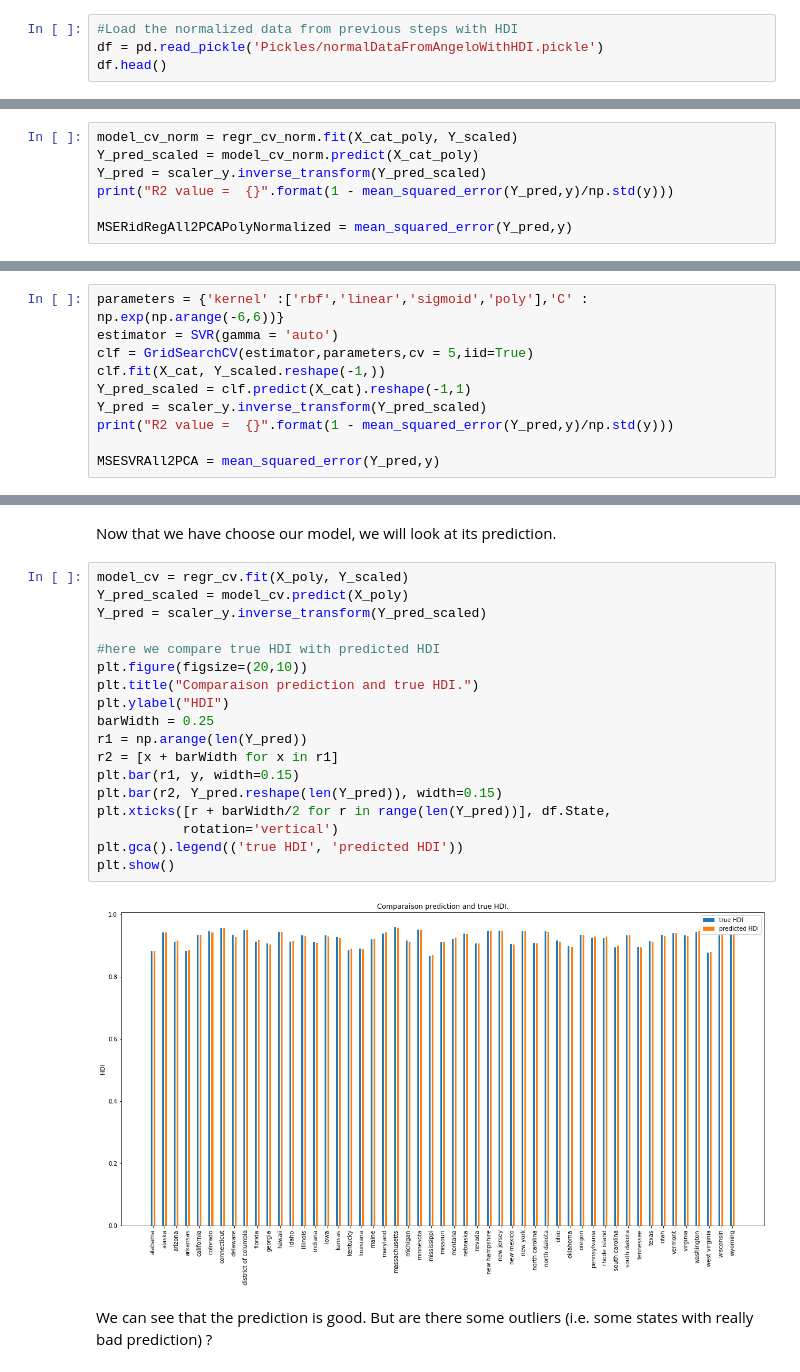
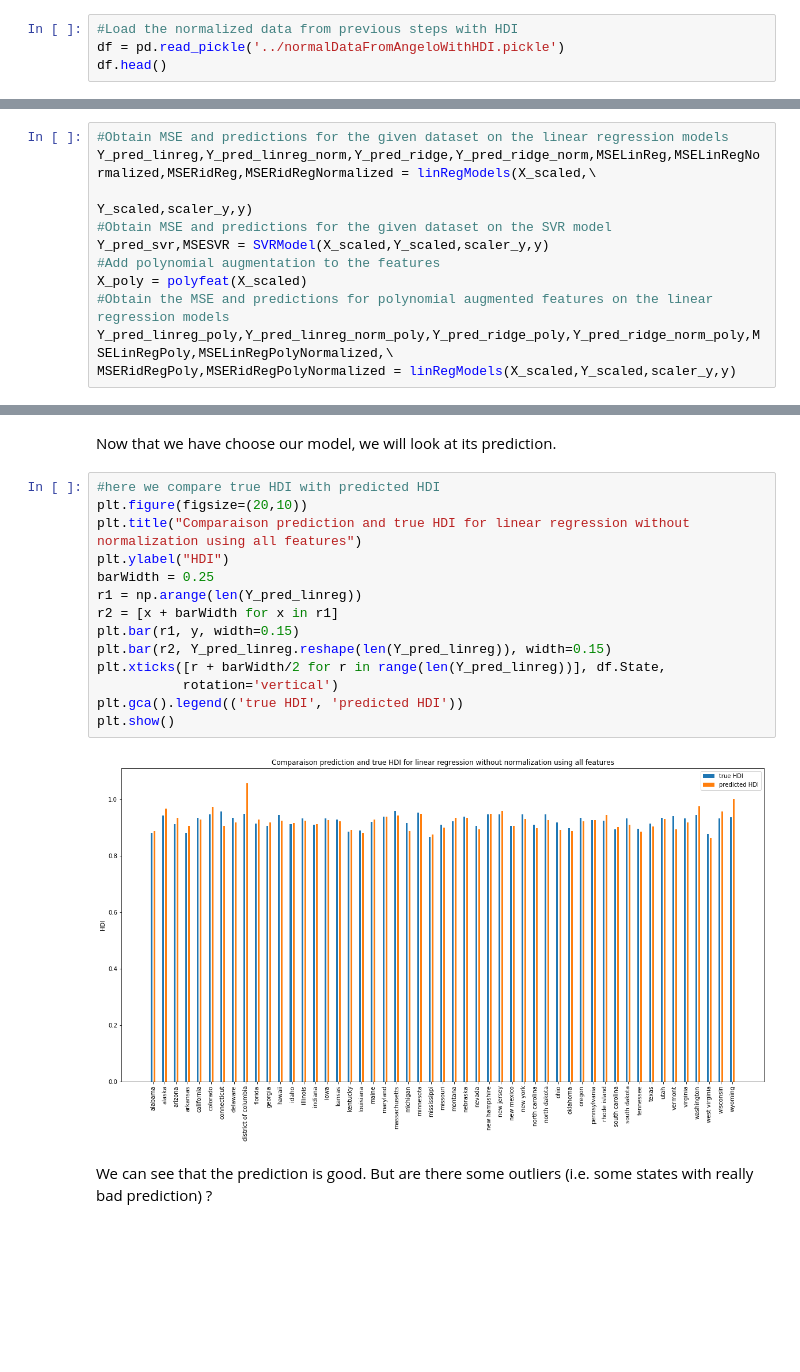
Before and after one commit to steber97/RecursionFairies_AdaProject, a Jupyter notebook: lorisLinearRidgeRegressionAndSVR.ipynb, the cells around one changed output, grey strips where cells are left out. Cells and saved outputs as stored; diff of their text form; blank space fills up the shorter version.

```diff
--- a/lorisLinearRidgeRegressionAndSVR.ipynb
+++ b/lorisLinearRidgeRegressionAndSVR.ipynb
@@ -11,7 +11,7 @@ from sklearn.metrics import mean_squared_error,make_scorer
 import matplotlib.pyplot as plt
 # %%
 #Load the normalized data from previous steps with HDI
-df = pd.read_pickle('Pickles/normalDataFromAngeloWithHDI.pickle')
+df = pd.read_pickle('../normalDataFromAngeloWithHDI.pickle')
 df.head()
 # %% [output]
 |  | State | HDI | awards_per_value | exp_award_value | High_School_Fee | Elementary_School_Fee | ... |
@@ -409,7 +60,0 @@ R2 value =  0.996216117727382
-# %%
-model_cv_norm = regr_cv_norm.fit(X_cat_poly, Y_scaled)
-Y_pred_scaled = model_cv_norm.predict(X_cat_poly)
-Y_pred = scaler_y.inverse_transform(Y_pred_scaled)
-print("R2 value =  {}".format(1 - mean_squared_error(Y_pred,y)/np.std(y)))
-
-MSERidRegAll2PCAPolyNormalized = mean_squared_error(Y_pred,y)
@@ -418,10 +60,0 @@ R2 value =  0.9958547741268508
-# %%
-parameters = {'kernel' :['rbf','linear','sigmoid','poly'],'C' : np.exp(np.arange(-6,6))}
-estimator = SVR(gamma = 'auto')
-clf = GridSearchCV(estimator,parameters,cv = 5,iid=True)
-clf.fit(X_cat, Y_scaled.reshape(-1,))
-Y_pred_scaled = clf.predict(X_cat).reshape(-1,1)
-Y_pred = scaler_y.inverse_transform(Y_pred_scaled)
-print("R2 value =  {}".format(1 - mean_squared_error(Y_pred,y)/np.std(y)))
-
-MSESVRAll2PCA = mean_squared_error(Y_pred,y)
@@ -429,0 +145,11 @@ R2 value =  0.9953447085053553
+# %%
+#Obtain MSE and predictions for the given dataset on the linear regression models
+Y_pred_linreg,Y_pred_linreg_norm,Y_pred_ridge,Y_pred_ridge_norm,MSELinReg,MSELinRegNormalized,MSERidReg,MSERidRegNormalized = linRegModels(X_scaled,\
+                                                                                                                                           Y_scaled,scaler_y,y)
+#Obtain MSE and predictions for the given dataset on the SVR model
+Y_pred_svr,MSESVR = SVRModel(X_scaled,Y_scaled,scaler_y,y)
+#Add polynomial augmentation to the features
+X_poly = polyfeat(X_scaled)
+#Obtain the MSE and predictions for polynomial augmented features on the linear regression models
+Y_pred_linreg_poly,Y_pred_linreg_norm_poly,Y_pred_ridge_poly,Y_pred_ridge_norm_poly,MSELinRegPoly,MSELinRegPolyNormalized,\
+MSERidRegPoly,MSERidRegPolyNormalized = linRegModels(X_scaled,Y_scaled,scaler_y,y)
@@ -615,25 +552,21 @@ Ridge regression with polynomial expansion has an MSE of 7.47467846129282e-06 wh
 # %% [markdown]
 Now that we have choose our model, we will look at its prediction.
 # %%
-model_cv = regr_cv.fit(X_poly, Y_scaled)
-Y_pred_scaled = model_cv.predict(X_poly)
-Y_pred = scaler_y.inverse_transform(Y_pred_scaled)
-
 #here we compare true HDI with predicted HDI
 plt.figure(figsize=(20,10))
-plt.title("Comparaison prediction and true HDI.")
+plt.title("Comparaison prediction and true HDI for linear regression without normalization using all features")
 plt.ylabel("HDI")
 barWidth = 0.25
-r1 = np.arange(len(Y_pred))
+r1 = np.arange(len(Y_pred_linreg))
 r2 = [x + barWidth for x in r1]
 plt.bar(r1, y, width=0.15)
-plt.bar(r2, Y_pred.reshape(len(Y_pred)), width=0.15)
-plt.xticks([r + barWidth/2 for r in range(len(Y_pred))], df.State,
+plt.bar(r2, Y_pred_linreg.reshape(len(Y_pred_linreg)), width=0.15)
+plt.xticks([r + barWidth/2 for r in range(len(Y_pred_linreg))], df.State,
            rotation='vertical')
 plt.gca().legend(('true HDI', 'predicted HDI'))
 plt.show()
 # %% [output]
-[figure, old version]
+[figure, new version]
 # %% [markdown]
 We can see that the prediction is good. But are there some outliers (i.e. some states with really bad prediction) ?
 # %%
```
Also changed, not shown: parts of 105 cells of this notebook.
